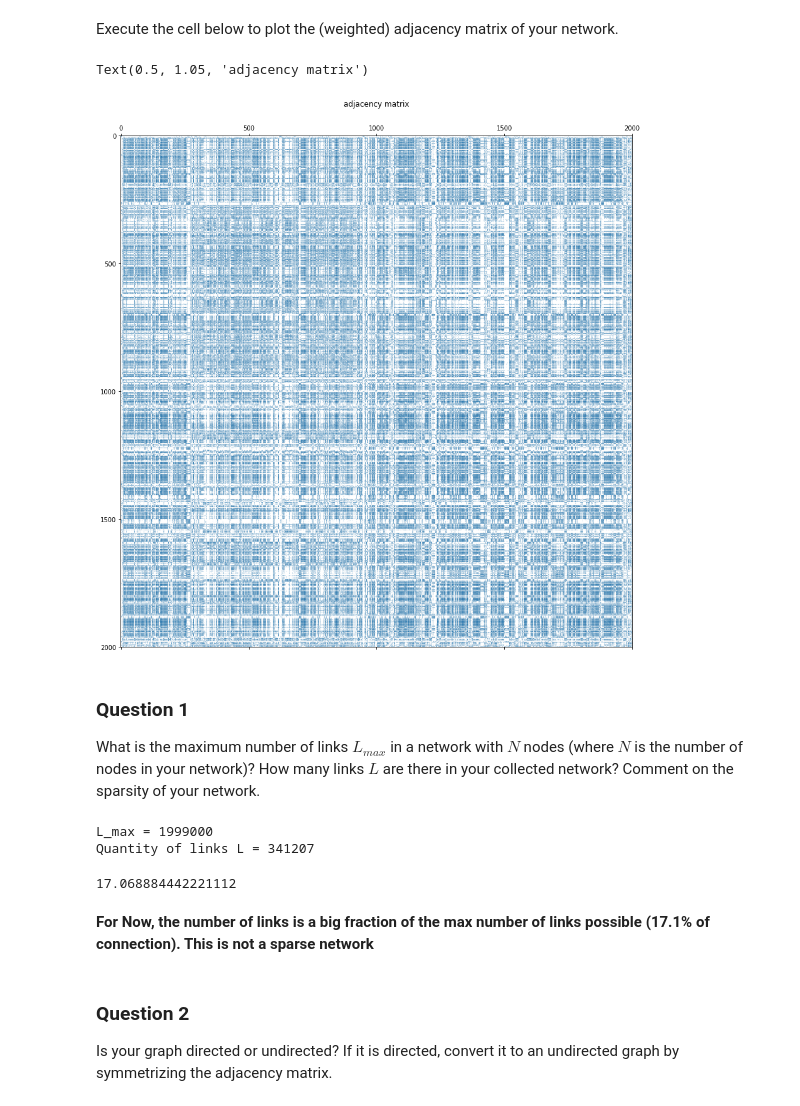
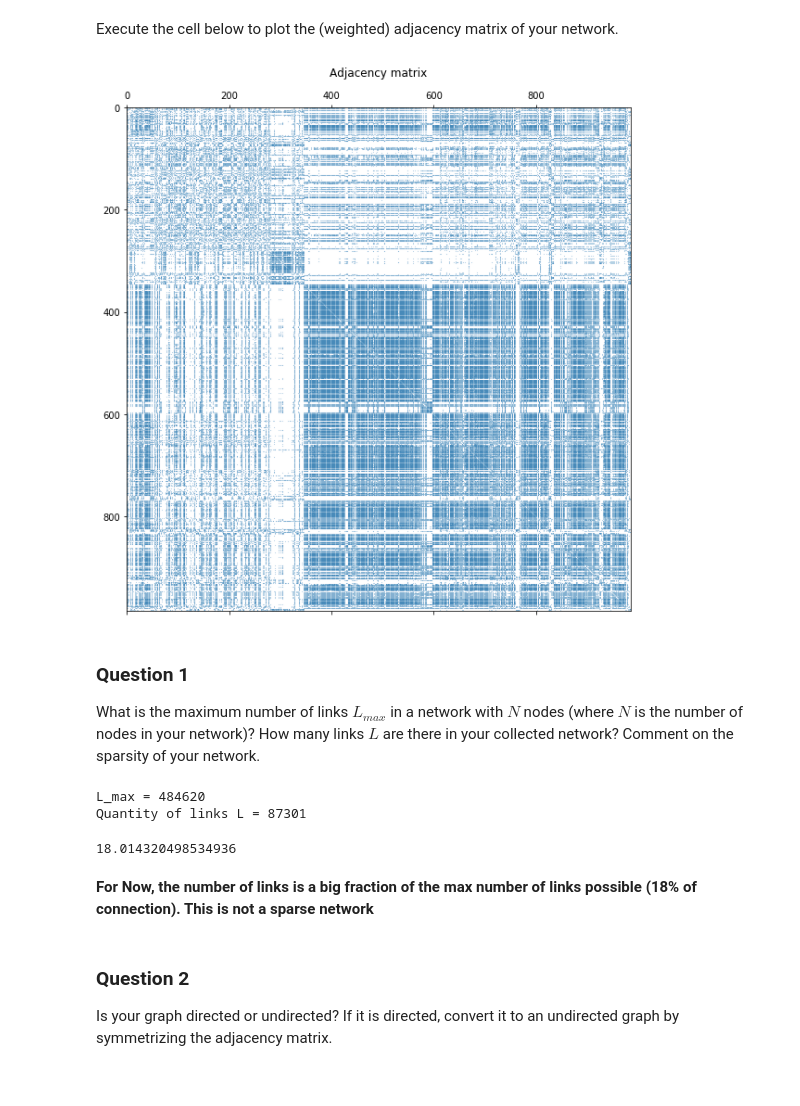
Before and after one commit to Team36-ntds2018/Project_free_music_archives_2018, a Jupyter notebook: Milestone_1/1_network_properties.ipynb, the cells around one changed output. Drawn from its saved outputs; the diff is of its cells as text; code cells hidden in the pictures.

Commit message:
Ordered and selected data by genre
Extrait une liste de données de 985 points en prenant 4 genres de musique différents

```diff
--- a/Milestone_1/1_network_properties.ipynb
+++ b/Milestone_1/1_network_properties.ipynb
@@ -47,9 +47,5 @@ path = '../fma_metadata/'
 tracks = pd.read_csv(path+'tracks.csv', index_col=0, header=[0, 1])
 echonest = pd.read_csv(path+'echonest.csv', index_col=0, header=[0, 1, 2])
 # %%
-features = echonest.echonest.audio_features.loc[:, ['acousticness', 'danceability', 'instrumentalness']]
-#reduce size of feature to reduce the computation cost of the below functions
-features = features[:2000]
-
+audio_features = echonest.echonest.audio_features[['acousticness','danceability','instrumentalness']]
 genres = tracks.track[['genres', 'genre_top']]
-#genres = genres[features.index]
@@ -75,0 +55,3 @@ genres.head()
+# %%
+features_and_genres = audio_features.merge(genres, left_on='track_id', right_on='track_id', how='inner')
+features_and_genres.genre_top.value_counts()
@@ -75,0 +74,10 @@ genres.head()
+# %%
+pop_genre = features_and_genres[features_and_genres.genre_top == 'Pop']
+classic_genre = features_and_genres[features_and_genres.genre_top == 'Classical']
+jazz_genre = features_and_genres[features_and_genres.genre_top == 'Jazz']
+international_genre = features_and_genres[features_and_genres.genre_top == 'International']
+# %%
+select_features = pd.concat([pop_genre,classic_genre,jazz_genre,international_genre])
+features = select_features.drop(columns=['genres','genre_top'])
+# keep only numerical data now that the selection according to genres is done
+features.head()
@@ -103,12 +119,12 @@ n_nodes = len(features)
 # %% [markdown]
 Execute the cell below to plot the (weighted) adjacency matrix of your network.
 # %%
-figure1 = plt.figure(figsize=(15, 15))
-plt.spy(adjacency, markersize=0.05, figure = figure1)
-plt.title('adjacency matrix')
+figure1 = plt.figure(figsize=(10, 10))
+plt.spy(adjacency, markersize=0.08, figure = figure1)
+plt.title('Adjacency matrix')
+plt.show()
 # %% [output]
-Text(0.5, 1.05, 'adjacency matrix')
-[figure, old version]
+[figure, new version]
 # %% [markdown]
 ### Question 1
 
@@ -119,14 +135,14 @@ l = sum(weights>0)/2
 # %%
 print('L_max =',int(l_max),'\nQuantity of links L =',int(l))
 # %% [output]
-L_max = 1999000
-Quantity of links L = 341207
+L_max = 484620
+Quantity of links L = 87301
 # %%
 (l/l_max)*100
 # %% [output]
-17.068884442221112
+18.014320498534936
 # %% [markdown]
-**For Now, the number of links is a big fraction of the max number of links possible (17.1% of connection). This is not a sparse network**
+**For Now, the number of links is a big fraction of the max number of links possible (18% of connection). This is not a sparse network**
 # %% [markdown]
 ### Question 2
 
```
Also changed, not shown: parts of 17 cells of this notebook, 2 other files.
